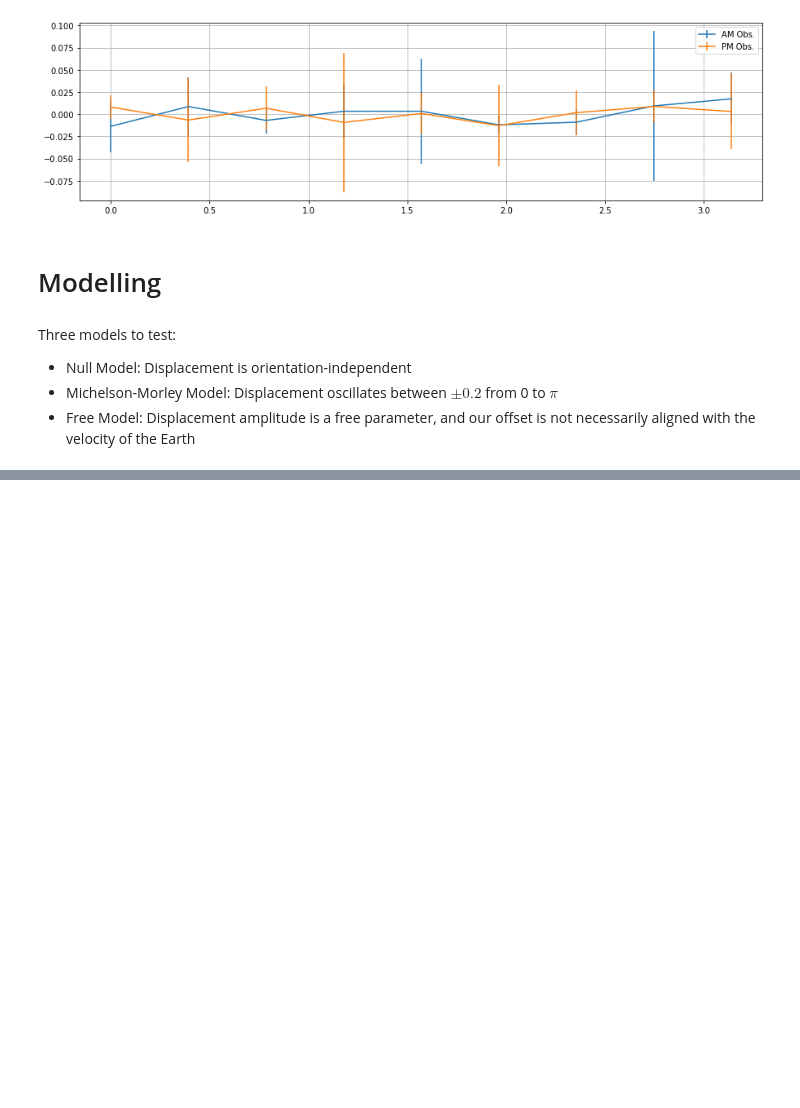
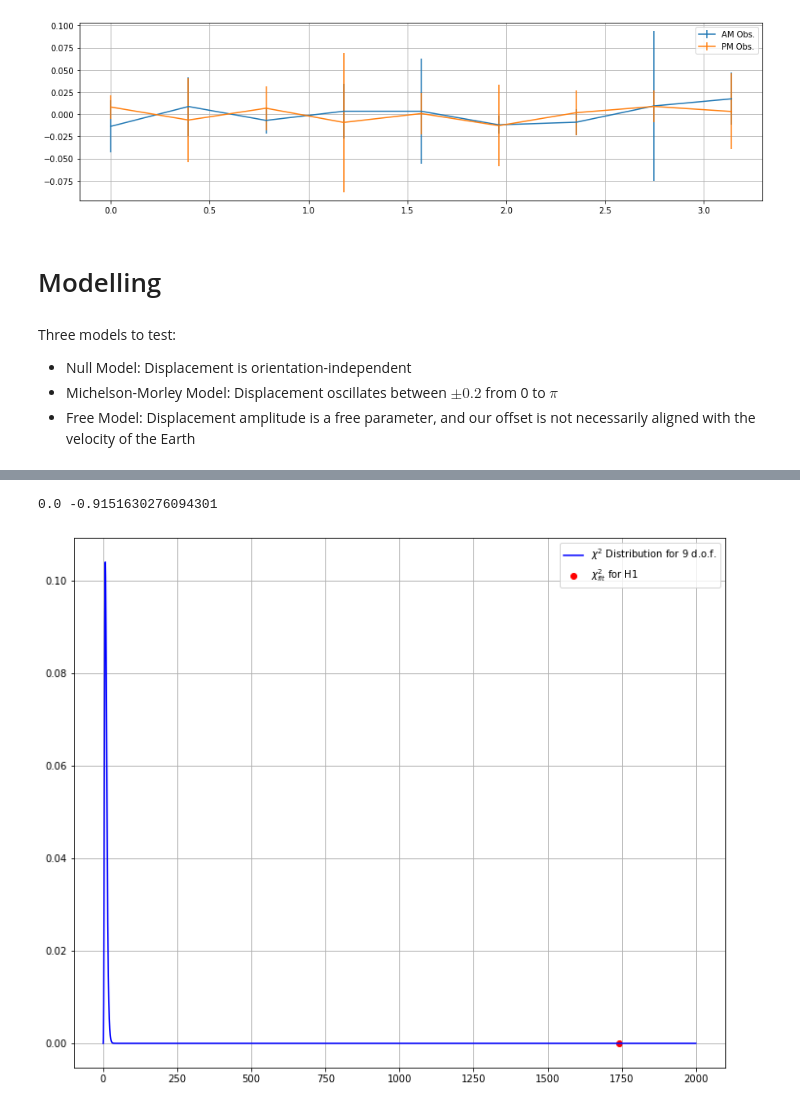
Before and after one commit to LAT-403/Project, a Jupyter notebook: QuickPlot.ipynb, the cells around one changed output, grey strips where cells are left out. Drawn from its saved outputs; the diff is of its cells as text; code cells hidden in the pictures; blank space fills up the shorter version.

Commit message:
Changed models

```diff
--- a/QuickPlot.ipynb
+++ b/QuickPlot.ipynb
@@ -237,7 +239,7 @@ def computePVal(lb,k): # lb is Lower bound of integral (χ2 for H0 or H1), k deg
     p,err = result[0],result[1]
     return p,err
 # %%
-dofH0 = len(angle) - 1 # Degrees of freedom for each model
-dofH1 = len(angle) - 2
-dofH2 = len(angle) - 3
+dofH0 = len(angle) # Degrees of freedom for each model
+dofH1 = len(angle)
+dofH2 = len(angle) - 2
 # %%
@@ -252,0 +255,15 @@ H2: p = 0.9667604097801044
+# %%
+print(paramsH1[1],paramsH2[1])
+# %% [output]
+0.0 -0.9151630276094301
+# %%
+plt.figure(figsize=(12,10))
+xstuff = np.linspace(0,2000,5000)
+dist = chi2Dist(xstuff,dofH1)
+
+plt.plot(xstuff,dist,label=r'$\chi^2$ Distribution for '+str(dofH1)+' d.o.f.',c='blue')
+plt.scatter(chi2H1_,chi2Dist(chi2H1_,dofH1),label=r'$\chi_{fit}^2$ for H1',c='r')
+plt.legend()
+plt.grid()
+# %% [output]
+[figure, added]
```
Also changed, not shown: parts of 5 cells of this notebook.
